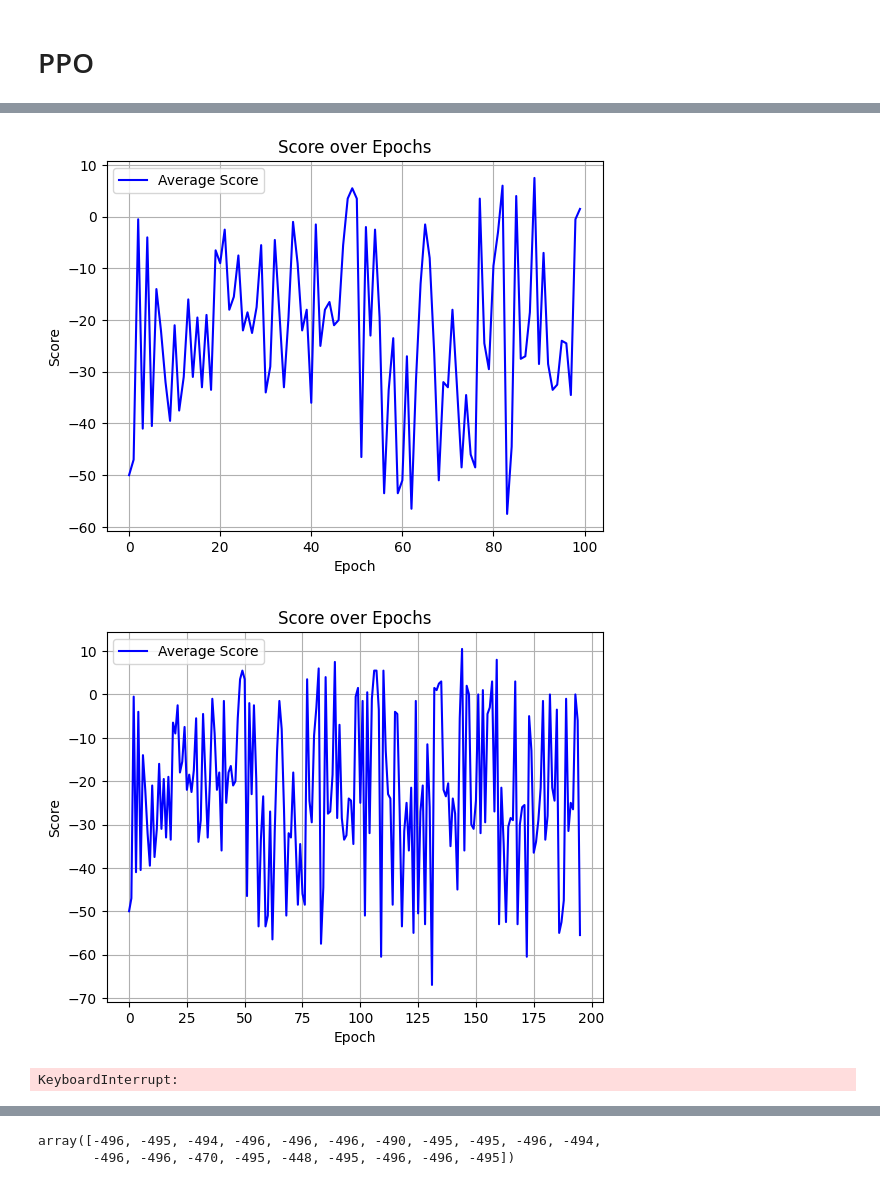
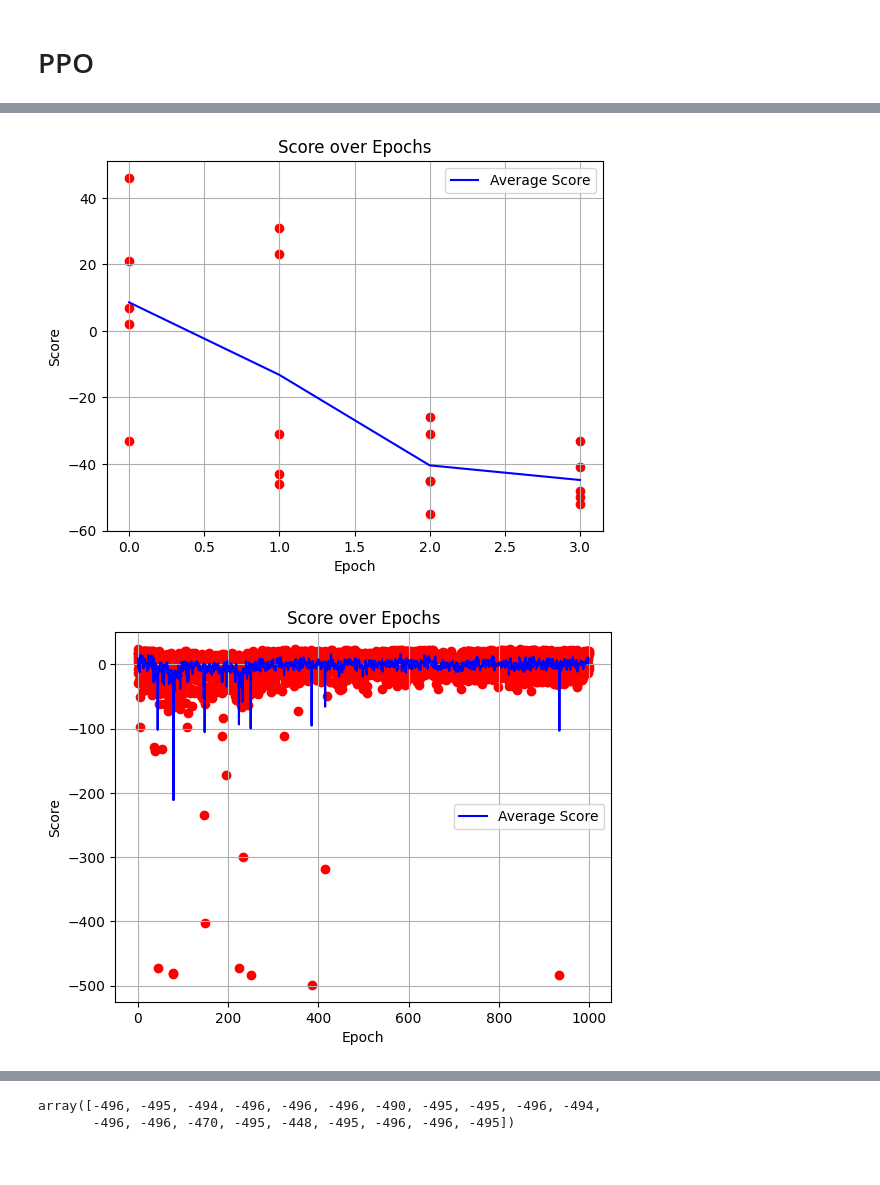
Before and after one commit to Mr-Grag-Universe/hex_game, a Jupyter notebook: train.ipynb, the cells around one changed output, grey strips where cells are left out. Cells and saved outputs as stored; diff of their text form; code cells hidden in the pictures.

```diff
--- a/train.ipynb
+++ b/train.ipynb
@@ -147,7 +130,7 @@ import matplotlib.pyplot as plt
 
 h, w = game.field.hex_field.get_size()
 w, h = int(w), int((h-0.5)*2)+1
-brain = ArcherBrain(prenet=PreNet(h, w), return_dist=True)
+brain = ArcherBrain(prenet=PreNet(8, h, w), return_dist=True)
 dist = brain(game.observe())
 
 plt.imshow(dist.dist['move']['heat_map'].detach().numpy(), cmap='gray', interpolation='nearest')
@@ -321,6 +300,7 @@ from training.PPO import Sampler, NormalizeAdvantages, PyTorchify, make_ppo_samp
 import sys
 from IPython.display import clear_output
 import numpy as np
+import pandas as pd
 
 def evaluate(env : Game, policy, n_games=1, t_max=1000):
     rewards = []
@@ -339,10 +319,11 @@ def evaluate(env : Game, policy, n_games=1, t_max=1000):
         rewards.append(R[0])
     return np.array(rewards)
 
-def plot_scores(scores):
+def plot_scores(scores, all_scores):
     plt.clf()  # Clear current figure
     clear_output(True)
     plt.plot(scores, label='Average Score', color='blue')
+    plt.scatter(all_scores['x'], all_scores['y'], color='red')
     plt.xlabel('Epoch')
     plt.ylabel('Score')
     plt.title('Score over Epochs')
@@ -352,59 +333,68 @@ def plot_scores(scores):
     plt.pause(0.1)  # Process GUI events
     plt.close()  # Close figure to prevent memory leaks
 
-prenet_1 = PreNet(h, w)
-prenet_2 = PreNet(h, w)
+prenet_1 = PreNet(8, h, w)
+prenet_2 = PreNet(8, h, w)
 # пока только 1 мозг учим
 brain_1 = ArcherBrain(prenet=prenet_1, return_dist=True)
 brain_2 = KnightBrain(prenet=prenet_2, return_dist=True)
-value_net_1 = ValueNet(prenet=PreNet(h, w))
-value_net_2 = ValueNet(prenet=PreNet(h, w))
+value_net_1 = ValueNet(prenet=PreNet(8, h, w))
+value_net_2 = ValueNet(prenet=PreNet(8, h, w))
 model_1 = PolicyValueNetwork(brain_1, value_net_1).to(DEVICE)
 model_2 = PolicyValueNetwork(brain_2, value_net_2).to(DEVICE)
 policy_1 = Policy(model_1)
 policy_2 = Policy(model_1)
-sampler = make_ppo_sampler(game, policy_1, policy_2, num_runner_steps=128, num_epochs=5)
+sampler = make_ppo_sampler(game, policy_1, policy_2, num_runner_steps=512, num_epochs=5, num_minibatches=64)
 
 # минимизируем лосс
-optimizer = torch.optim.AdamW(model_1.parameters(), lr=3e-3, eps=1e-05, maximize=False)
+optimizer = torch.optim.AdamW(model_1.parameters(), lr=3e-5, eps=1e-05, maximize=False)
 ppo = PPO(policy_1, optimizer, sampler)
 
 import tqdm
-NUM_ITERATIONS = 100
+NUM_ITERATIONS = 1000
+NUM_EVAL = 5
 
 plt.ion()
 fig = plt.figure(figsize=(10, 5))
 scores = []
+all_scores_y = []
+all_scores_x = []
 for iteration in tqdm.tqdm(range(NUM_ITERATIONS)):
     for batch in sampler.get_next():
         # print(batch)
         ppo.step(batch)
 
     # print("evaluation")
-    sessions = evaluate(game, [policy_1, policy_2], n_games=2)
+    sessions = evaluate(game, [policy_1, policy_2], n_games=NUM_EVAL)
     score = sessions.mean()
     scores.append(score)
+    all_scores_y.extend(sessions)
+    all_scores_x.extend([len(scores)-1]*NUM_EVAL)
 
     plt.figure(fig.number)  # Используем существующую фигуру
-    plot_scores(scores)
+    plot_scores(scores, pd.DataFrame({'x' : all_scores_x, 'y' : all_scores_y}))
     sys.stdout.flush()
 # %% [output]
-[figure, old version]
+[figure, new version]
 # %%
+scores = []
+all_scores_y = []
+all_scores_x = []
 NUM_ITERATIONS = 1000
 for iteration in tqdm.tqdm(range(NUM_ITERATIONS)):
     for batch in sampler.get_next():
         # print(batch)
         ppo.step(batch)
 
     # print("evaluation")
-    sessions = evaluate(game, [policy_1, policy_2], n_games=2)
+    sessions = evaluate(game, [policy_1, policy_2], n_games=NUM_EVAL)
     score = sessions.mean()
     scores.append(score)
+    all_scores_y.extend(sessions)
+    all_scores_x.extend([len(scores)-1]*NUM_EVAL)
 
     plt.figure(fig.number)  # Используем существующую фигуру
-    plot_scores(scores)
+    plot_scores(scores, pd.DataFrame({'x' : all_scores_x, 'y' : all_scores_y}))
     sys.stdout.flush()
 # %% [output]
-[figure, old version]
+[figure, new version]
-KeyboardInterrupt:
```
Also changed, not shown: parts of 12 cells of this notebook, 14 other files.
